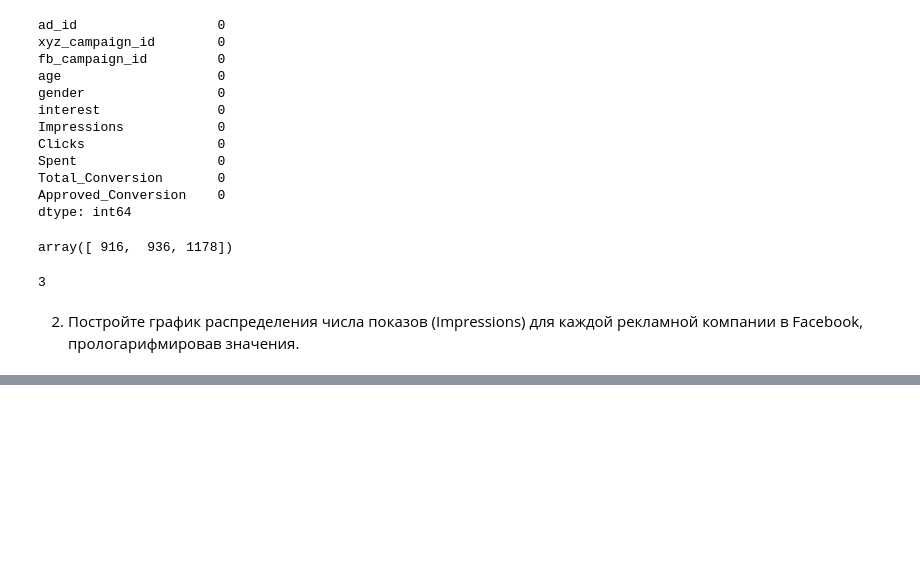
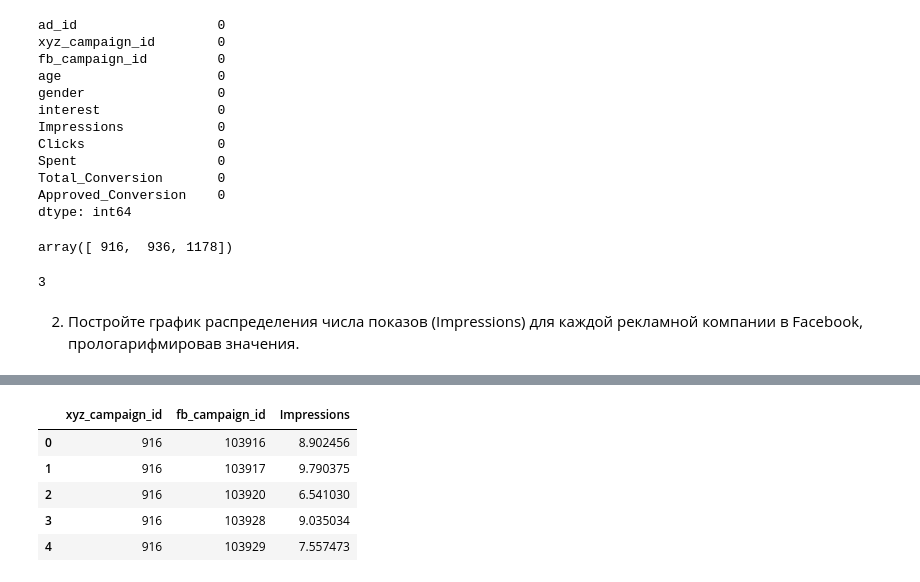
Before and after one commit to Praldmur/Simulation, a Jupyter notebook: 6_mod/2.ipynb, the cells around one changed output, grey strips where cells are left out. Drawn from its saved outputs; the diff is of its cells as text; code cells hidden in the pictures; blank space fills up the shorter version.

```diff
--- a/6_mod/2.ipynb
+++ b/6_mod/2.ipynb
@@ -100,0 +102,12 @@ sns.barplot(data=df, x='xyz_campaign_id', y='Impressions', hue='xyz_campaign_id'
+# %%
+df_grouped = df.groupby(['xyz_campaign_id', 'fb_campaign_id'], as_index=False).Impressions.sum()
+df_grouped["Impressions"] = np.log(df_grouped["Impressions"])
+df_grouped["xyz_campaign_id"] = df_grouped["xyz_campaign_id"].astype("str")
+df_grouped.head()
+# %% [output]
+|  | xyz_campaign_id | fb_campaign_id | Impressions |
+| 0 | 916 | 103916 | 8.902456 |
+| 1 | 916 | 103917 | 9.790375 |
+| 2 | 916 | 103920 | 6.541030 |
+| 3 | 916 | 103928 | 9.035034 |
+| 4 | 916 | 103929 | 7.557473 |
```
Also changed, not shown: parts of 8 cells of this notebook.
